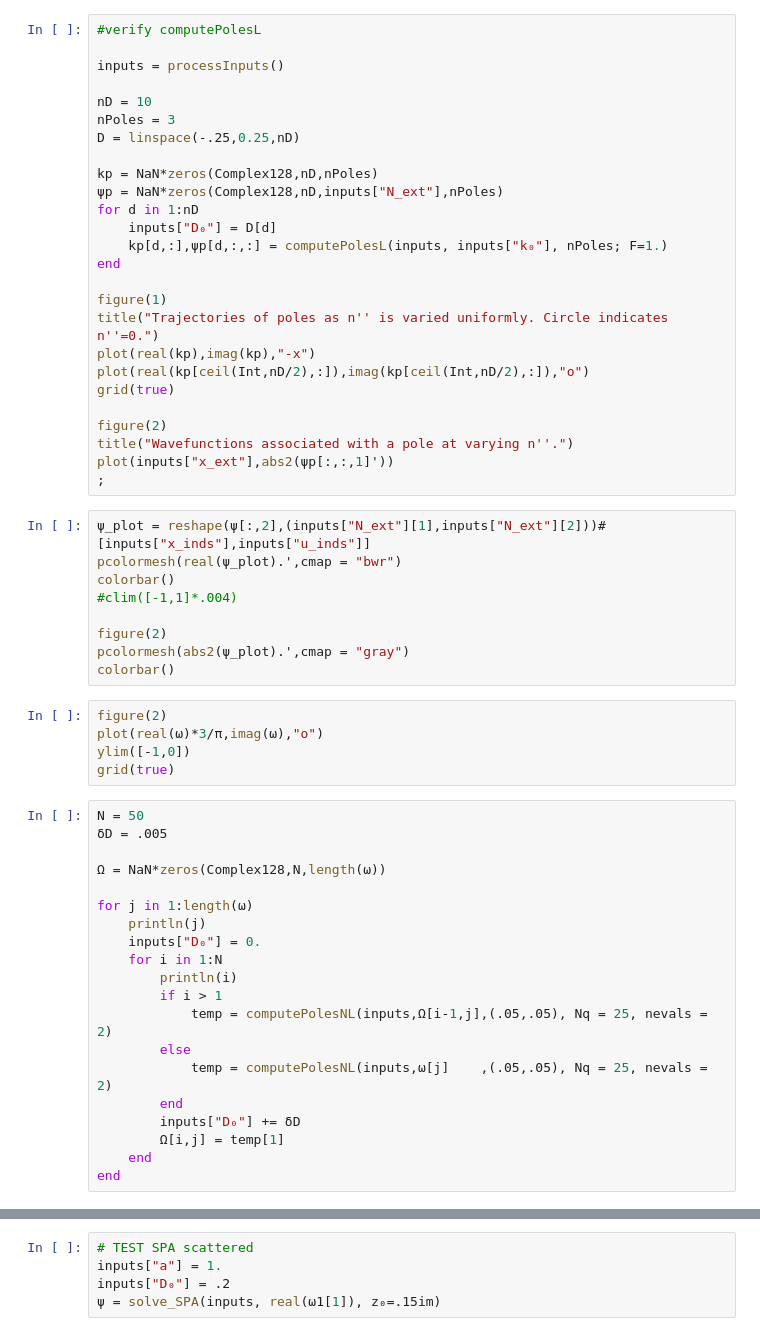
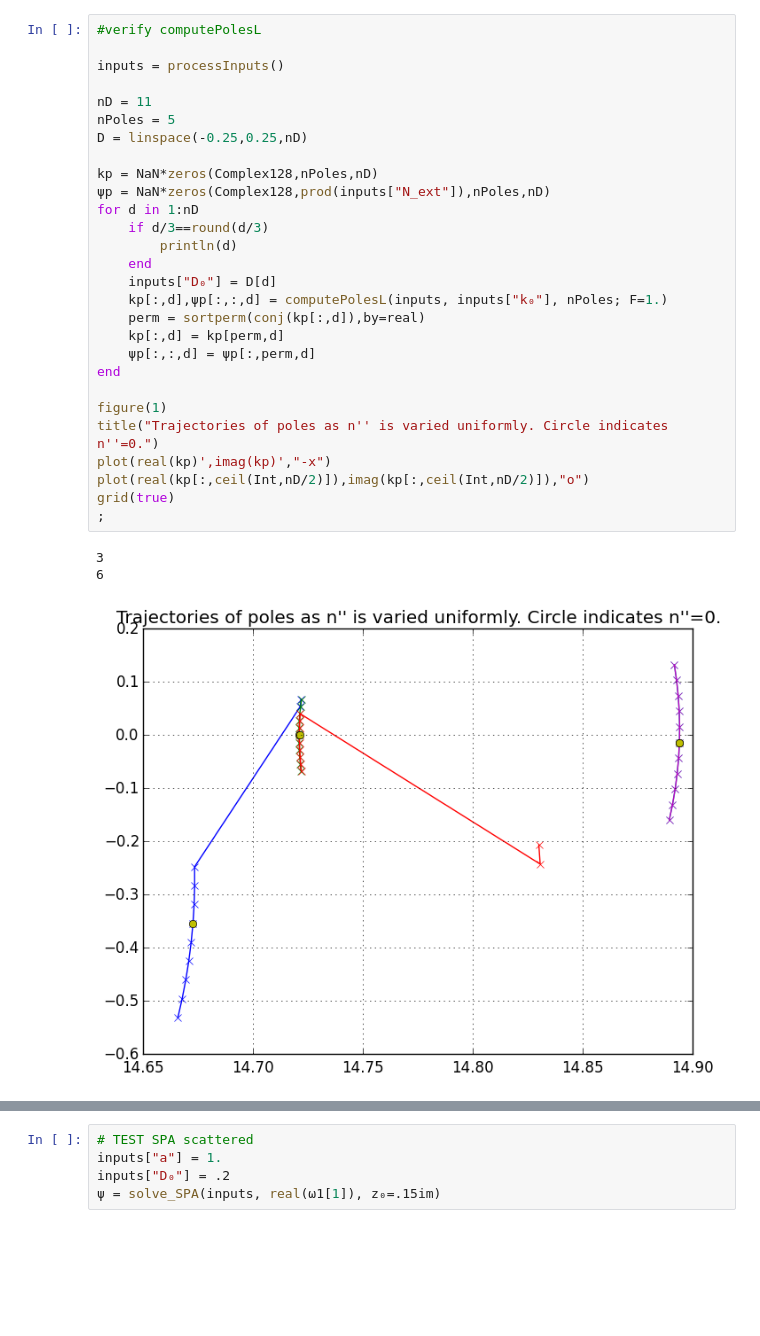
Before and after one commit to wrs28/SALT_1d, a Jupyter notebook: SALT_TEST_2D.ipynb, the cells around one changed output, grey strips where cells are left out. Drawn from its saved outputs; the diff is of its cells as text; blank space fills up the shorter version.

```diff
--- a/SALT_TEST_2D.ipynb
+++ b/SALT_TEST_2D.ipynb
@@ -150,60 +82,32 @@ end
 # %%
 #verify computePolesL
 
 inputs = processInputs()
 
-nD = 10
-nPoles = 3
-D = linspace(-.25,0.25,nD)
+nD = 11
+nPoles = 5
+D = linspace(-0.25,0.25,nD)
 
-kp = NaN*zeros(Complex128,nD,nPoles)
-ψp = NaN*zeros(Complex128,nD,inputs["N_ext"],nPoles)
+kp = NaN*zeros(Complex128,nPoles,nD)
+ψp = NaN*zeros(Complex128,prod(inputs["N_ext"]),nPoles,nD)
 for d in 1:nD
+    if d/3==round(d/3)
+        println(d)
+    end
     inputs["D₀"] = D[d]
-    kp[d,:],ψp[d,:,:] = computePolesL(inputs, inputs["k₀"], nPoles; F=1.)
+    kp[:,d],ψp[:,:,d] = computePolesL(inputs, inputs["k₀"], nPoles; F=1.)
+    perm = sortperm(conj(kp[:,d]),by=real)
+    kp[:,d] = kp[perm,d]
+    ψp[:,:,d] = ψp[:,perm,d]
 end
 
 figure(1)
 title("Trajectories of poles as n'' is varied uniformly. Circle indicates n''=0.")
-plot(real(kp),imag(kp),"-x")
-plot(real(kp[ceil(Int,nD/2),:]),imag(kp[ceil(Int,nD/2),:]),"o")
+plot(real(kp)',imag(kp)',"-x")
+plot(real(kp[:,ceil(Int,nD/2)]),imag(kp[:,ceil(Int,nD/2)]),"o")
 grid(true)
-
-figure(2)
-title("Wavefunctions associated with a pole at varying n''.")
-plot(inputs["x_ext"],abs2(ψp[:,:,1]'))
 ;
+# %% [output]
+3
+6
+[figure, added]
-# %%
-ψ_plot = reshape(ψ[:,2],(inputs["N_ext"][1],inputs["N_ext"][2]))#[inputs["x_inds"],inputs["u_inds"]]
-pcolormesh(real(ψ_plot).',cmap = "bwr")
-colorbar()
-#clim([-1,1]*.004)
-
-figure(2)
-pcolormesh(abs2(ψ_plot).',cmap = "gray")
-colorbar()
-# %%
-figure(2)
-plot(real(ω)*3/π,imag(ω),"o")
-ylim([-1,0])
-grid(true)
-# %%
-N = 50
-δD = .005
-
-Ω = NaN*zeros(Complex128,N,length(ω))
-
-for j in 1:length(ω)
-    println(j)
-    inputs["D₀"] = 0.
-    for i in 1:N
-        println(i)
-        if i > 1
-            temp = computePolesNL(inputs,Ω[i-1,j],(.05,.05), Nq = 25, nevals = 2)
-        else
-            temp = computePolesNL(inputs,ω[j]    ,(.05,.05), Nq = 25, nevals = 2)
-        end
-        inputs["D₀"] += δD
-        Ω[i,j] = temp[1]
-    end
-end
```
Also changed, not shown: parts of 46 cells of this notebook, 5 other files.
